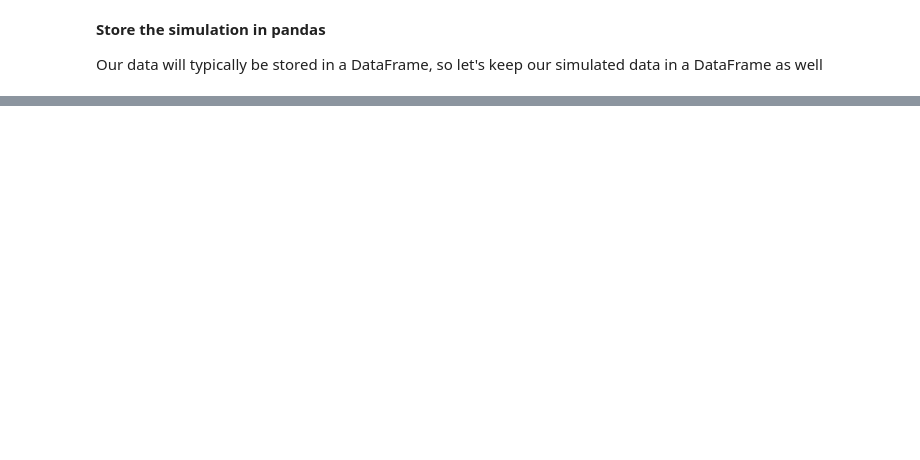
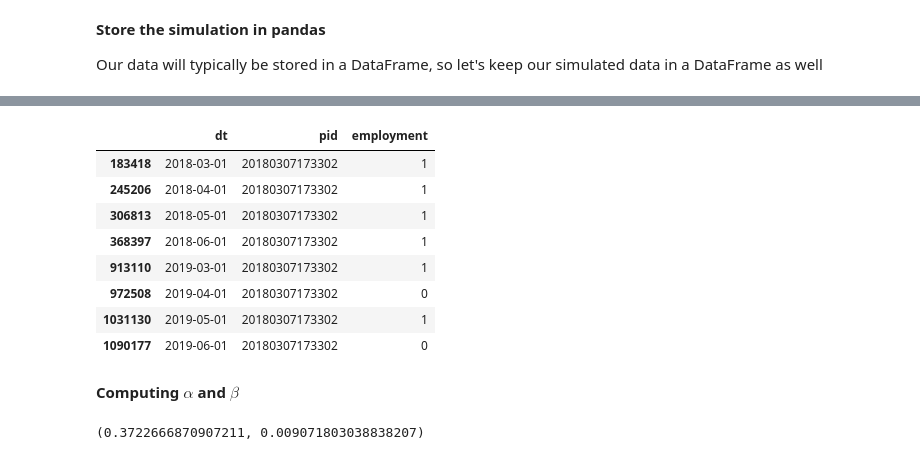
Before and after one commit to ComputationalSocialScience/PHBS20-21, a Jupyter notebook: Fall2020/L12_unemployment_lake/v1_employment_model.ipynb, the cells around one changed output, grey strips where cells are left out. Saved outputs shown, nothing was run; the diff lists cells and outputs as text; code cells hidden in the pictures; blank space fills up the shorter version.

```diff
--- a/Fall2020/L12_unemployment_lake/v1_employment_model.ipynb
+++ b/Fall2020/L12_unemployment_lake/v1_employment_model.ipynb
@@ -640,0 +745,18 @@ eu_ue_df.head()
+# %%
+cps_data.query("pid == 20180307173302")
+# %% [output]
+|  | dt | pid | employment |
+| 183418 | 2018-03-01 | 20180307173302 | 1 |
+| 245206 | 2018-04-01 | 20180307173302 | 1 |
+| 306813 | 2018-05-01 | 20180307173302 | 1 |
+| 368397 | 2018-06-01 | 20180307173302 | 1 |
+| 913110 | 2019-03-01 | 20180307173302 | 1 |
+| 972508 | 2019-04-01 | 20180307173302 | 0 |
+| 1031130 | 2019-05-01 | 20180307173302 | 1 |
+| 1090177 | 2019-06-01 | 20180307173302 | 0 |
+# %% [markdown]
+**Computing $\alpha$ and $\beta$**
+# %%
+cps_count_frequencies(cps_data)
+# %% [output]
+(0.3722666870907211, 0.009071803038838207)
```
Also changed, not shown: parts of 56 cells of this notebook, 1 other file.
